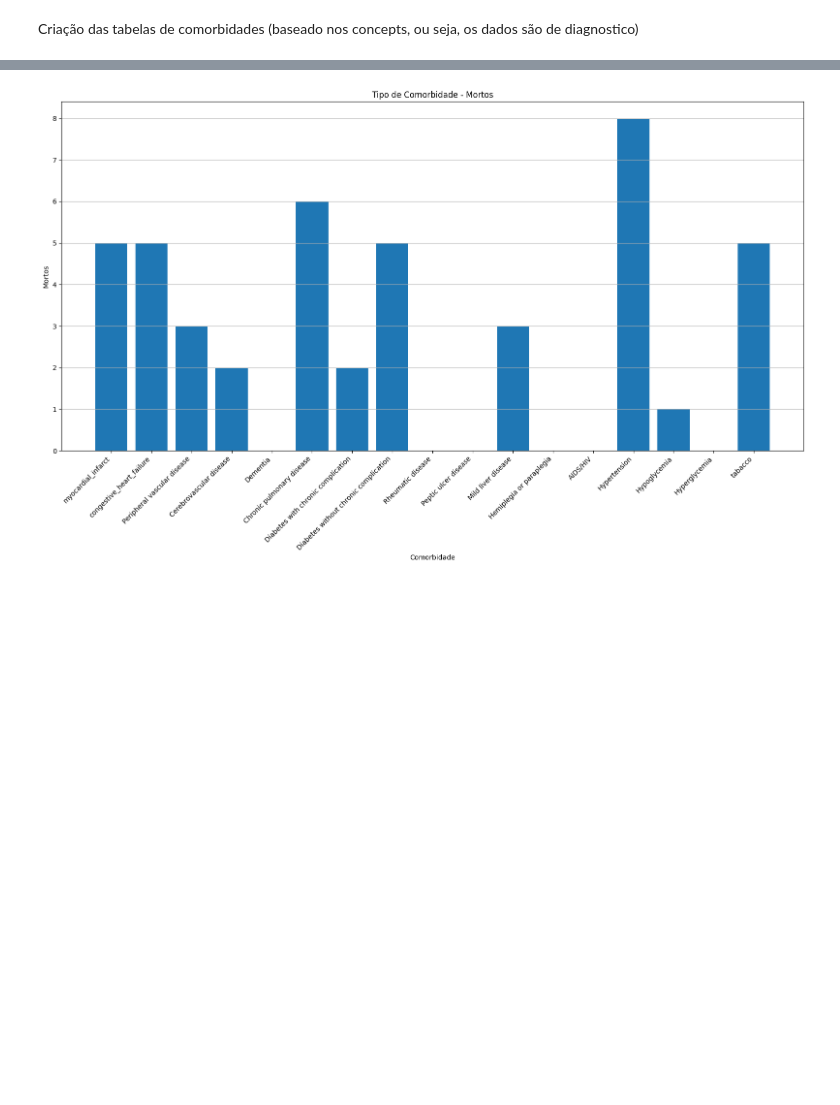
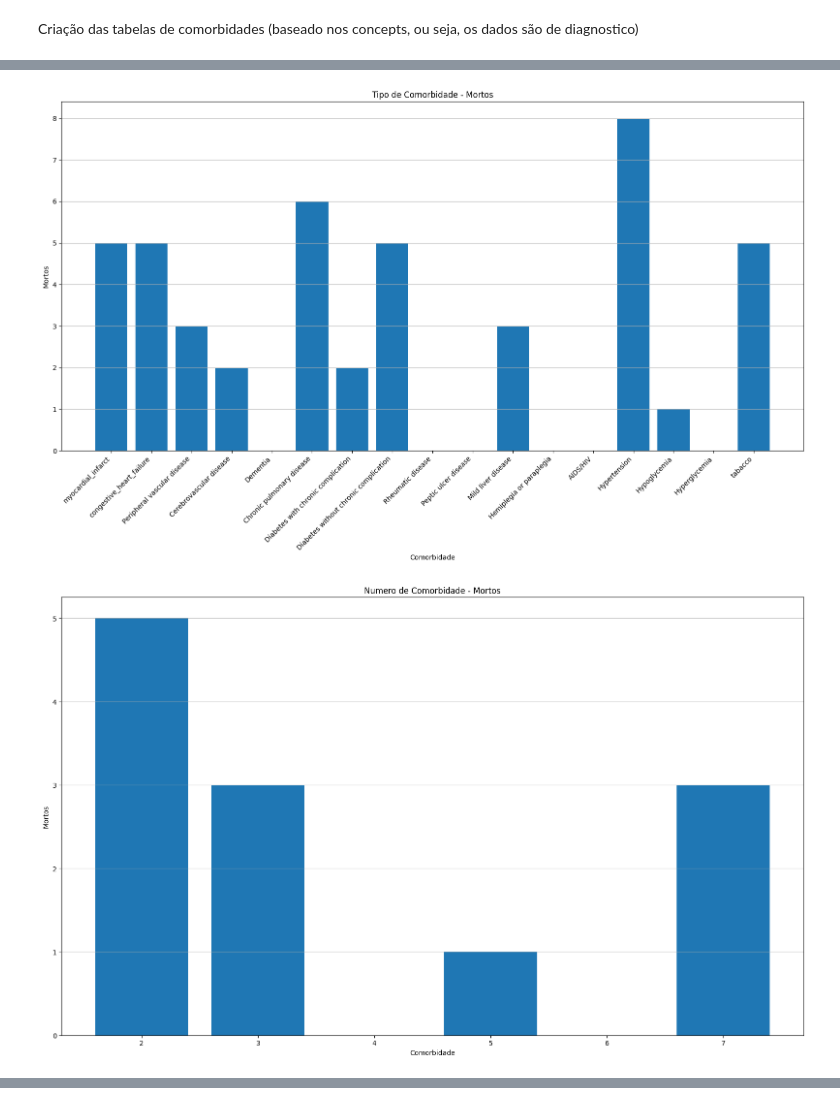
Before and after one commit to besome/speed-uti, a Jupyter notebook: mimic-code/mimic-iv-demo/2.2/analise.ipynb, the cells around one changed output, grey strips where cells are left out. Cells and saved outputs as stored; diff of their text form; code cells hidden in the pictures; blank space fills up the shorter version.

Commit message:
adição de novos graficos referentes à comorbidades

```diff
--- a/mimic-code/mimic-iv-demo/2.2/analise.ipynb
+++ b/mimic-code/mimic-iv-demo/2.2/analise.ipynb
@@ -543,31 +537,108 @@ plt.show()
 
 mortos = pd.merge(comorbidities,mortos_id,left_on='subject_id_x',right_on='subject_id',how='inner')
 
+vivos = comorbidities[~comorbidities['subject_id_x'].isin(mortos['subject_id'])]
+
 
 colunas_comorbidades = [
     'myocardial_infarct', 'congestive_heart_failure', 'Peripheral vascular disease',
     'Cerebrovascular disease', 'Dementia', 'Chronic pulmonary disease',
     'Diabetes with chronic complication', 'Diabetes without chronic complication',
     'Rheumatic disease', 'Peptic ulcer disease', 'Mild liver disease',
     'Hemiplegia or paraplegia', 'AIDS/HIV', 'Hypertension', 'Hypoglycemia',
     'Hyperglycemia', 'tabacco'
 ]
 
 # Filtra as colunas de comorbidades e soma os valores
 mortos_sum = mortos[colunas_comorbidades].sum()
+mortos_sum1 = mortos[colunas_comorbidades].sum(axis=1)
+
+max_comorbidades_por_paciente = mortos_sum1.max()
+
+contagem_mortos_por_comorbidades = mortos_sum1.value_counts().sort_index()
+
+vivos_sum = vivos[colunas_comorbidades].sum()
 
 
 plt.figure(figsize=(16,10))
 plt.subplot(111)
 plt.bar(mortos_sum.index, mortos_sum.values)
 plt.xlabel("Comorbidade")
 plt.ylabel("Mortos")
 plt.title("Tipo de Comorbidade - Mortos")
 plt.grid(axis='y')
 
 plt.xticks(rotation=45,ha='right')
 
 plt.tight_layout()
 plt.show()
+
+plt.figure(figsize=(16,10))
+plt.subplot(111)
+plt.bar(contagem_mortos_por_comorbidades.index, contagem_mortos_por_comorbidades.values)
+plt.xlabel("Comorbidade")
+plt.ylabel("Mortos")
+plt.title("Numero de Comorbidade - Mortos")
+plt.grid(axis='y')
+
+plt.xticks(rotation=0)
+
+plt.tight_layout()
+plt.show()
+
+plt.figure(figsize=(16,10))
+plt.subplot(111)
+plt.bar(vivos_sum.index, vivos_sum.values)
+plt.xlabel("Comorbidade")
+plt.ylabel("Vivos")
+plt.title("Tipo de Comorbidade - Vivos")
+plt.grid(axis='y')
+
+plt.xticks(rotation=45,ha='right')
+
+plt.tight_layout()
+plt.show()
+
+mortos_idade = pd.merge(tabelona, mortos, left_on='subject_id',right_on='subject_id_x',how='left')
+
+# Dicionário para armazenar as médias de idade por comorbidade
+medias_por_comorbidade = {}
+
+# Calcular a média de idade para cada comorbidade
+for comorbidade in colunas_comorbidades:
+    media_idade = mortos_idade[mortos_idade[comorbidade] == 1]['anchor_age'].mean()
+    medias_por_comorbidade[comorbidade] = media_idade
+
+# Converter o dicionário em um DataFrame para facilitar a plotagem
+df_medias = pd.DataFrame(list(medias_por_comorbidade.items()), columns=['Comorbidade', 'Idade Média'])
+
+# Plotagem do gráfico de barras
+plt.figure(figsize=(16, 10))
+bars = plt.bar(df_medias['Comorbidade'], df_medias['Idade Média'], color='skyblue')
+plt.xlabel("Comorbidade")
+plt.ylabel("Idade média")
+plt.title("Idade média dos mortos por comorbidade")
+plt.grid(axis='y')
+
+for bar in bars:
+    height = bar.get_height()
+    plt.text(
+        bar.get_x() + bar.get_width() / 2,  # Posição x do texto (centro da barra)
+        height + 0.5,  # Posição y do texto (ligeiramente acima da barra)
+        f'{height:.1f}',  # Valor formatado com 1 casa decimal
+        ha='center',  # Alinhamento horizontal centralizado
+        va='bottom',  # Alinhamento vertical na base
+        fontsize=10
+    )
+# Rotação dos rótulos do eixo x para melhor visualização
+plt.xticks(rotation=45, ha='right')
+
+# Ajuste do layout para evitar cortes nos rótulos
+plt.tight_layout()
+
+# Exibir o gráfico
+plt.show()
 # %% [output]
 [figure]
+[figure]
+[figure, added]
@@ -592 +657,0 @@ dtype: int64
-[figure]
```
Also changed, not shown: parts of 3 cells of this notebook.
